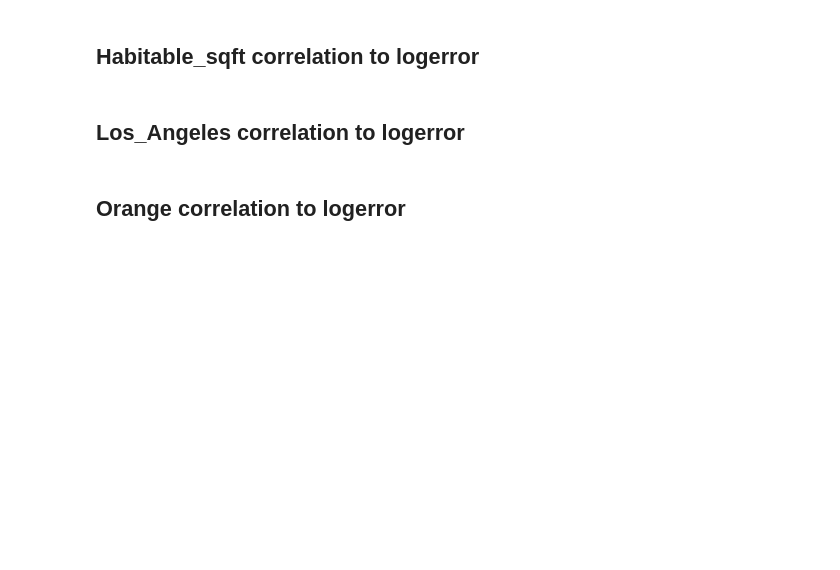
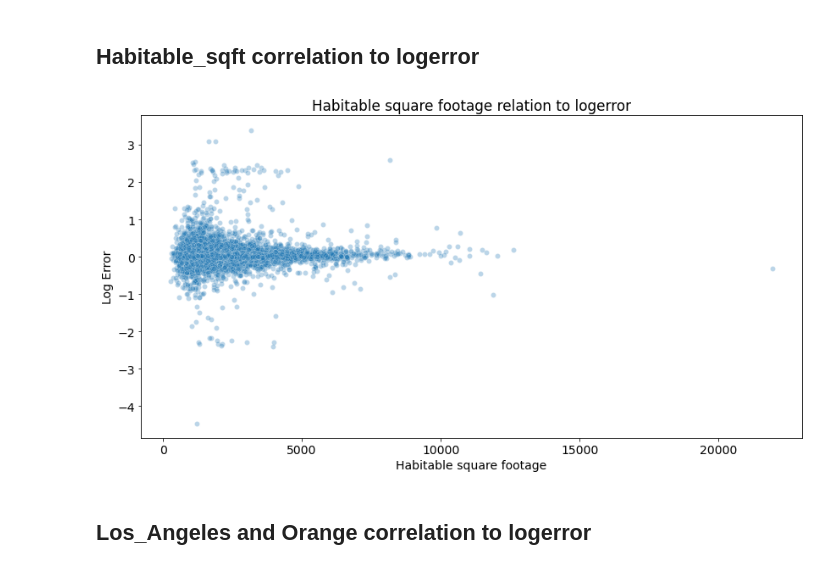
Before and after one commit to Severina7/clustering_project_zillow, a Jupyter notebook: zillow_acquisition_preparation.ipynb, the cells around one changed output. Drawn from its saved outputs; the diff is of its cells as text; code cells hidden in the pictures; blank space fills up the shorter version.

```diff
--- a/zillow_acquisition_preparation.ipynb
+++ b/zillow_acquisition_preparation.ipynb
@@ -839,16 +862,16 @@ plt.show()
 # %% [markdown]
 ##  Habitable_sqft correlation to logerror
 # %%
-# Plotting a barplot with confidence line for habitable_sqft
+# Plotting a scatterplot with transparency alpha at .5 for habitable_sqft
+
 
 plt.figure(figsize=(14,7))
-with sb.color_palette('Blues'):
-    sb.barplot(x='habitable_sqft', y='logerror', data=train)
+sb.scatterplot(x='habitable_sqft', y='logerror', data=train, alpha=.3)
 plt.xlabel('Habitable square footage')
 plt.ylabel('Log Error')
-plt.title('Habitable square footage correlation to logerror')
+plt.title('Habitable square footage relation to logerror')
 plt.show()
+# %% [output]
+[figure, added]
 # %% [markdown]
-## Los_Angeles correlation to logerror
+## Los_Angeles and Orange correlation to logerror
-# %% [markdown]
-## Orange correlation to logerror
```
Also changed, not shown: parts of 8 cells of this notebook.
